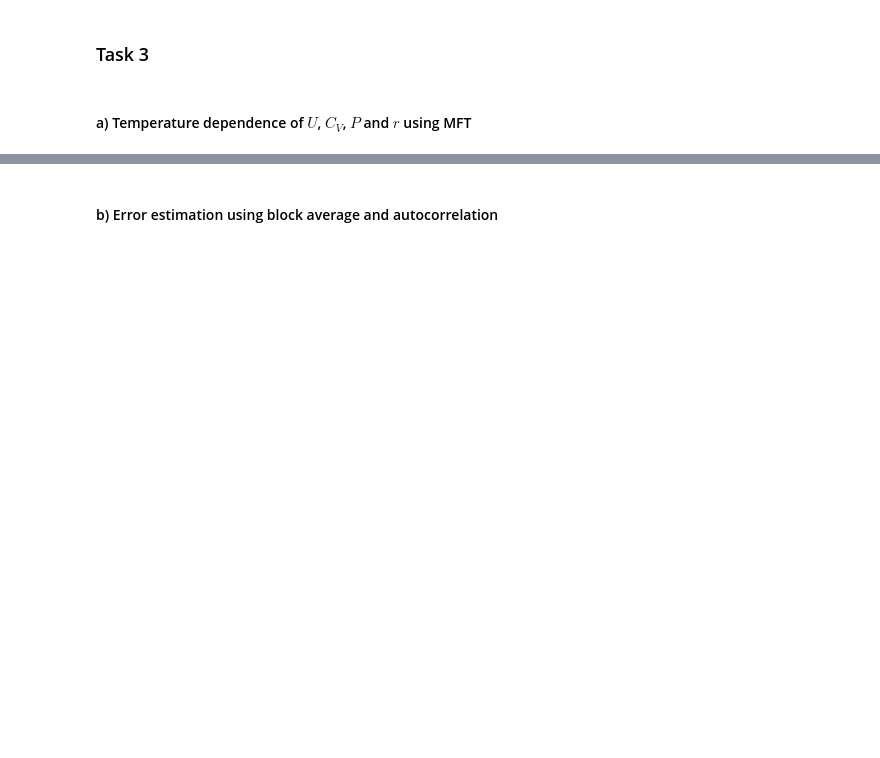
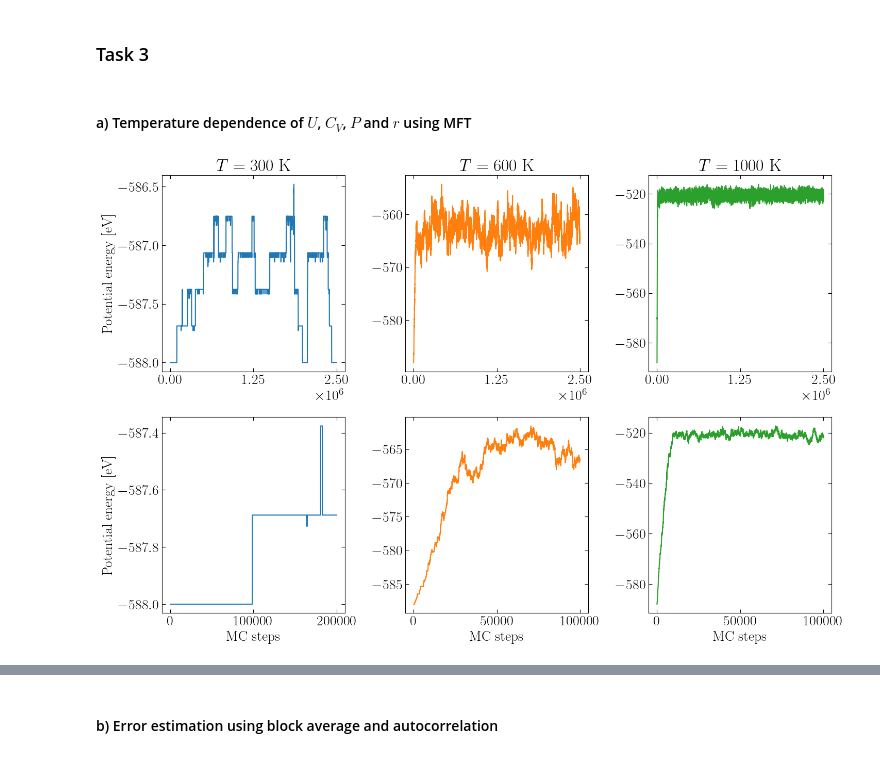
Before and after one commit to stommen/fka122-homeworks, a Jupyter notebook: H2/analyzer.ipynb, the cells around one changed output, grey strips where cells are left out. Saved outputs shown, nothing was run; the diff lists cells and outputs as text; code cells hidden in the pictures; blank space fills up the shorter version.

```diff
--- a/H2/analyzer.ipynb
+++ b/H2/analyzer.ipynb
@@ -8,6 +8,7 @@ import numpy as np
 import matplotlib.pyplot as plt
 import scipy.constants as K
 import pandas as pd
+from IPython.display import display, Markdown
 
 # Latex style
 plt.style.use('default')
@@ -48,6 +49,31 @@ def read_data(task, T, its_eq=0, its=0):
             energy_data = None
 
     return eq_data, eq_facts, atoms_data, energy_data, energy_facts
+
+def plot_burnin(data_eqs, Ts, rows, cols, figsize, save=False, plot_color=None):
+    fig, axs = plt.subplots(rows, cols, figsize=figsize)
+    colors = ['tab:blue', 'tab:orange', 'tab:green', 'tab:blue', 'tab:orange', 'tab:green']
+    if len(Ts) == 1:
+        axs = [axs]
+    for i in range(rows):
+        for j in range(cols):
+            if plot_color:
+                axs[i][j].plot(data_eqs[i*cols+j][:, 1], color=plot_color)
+            else:
+                axs[i][j].plot(data_eqs[i*cols+j][:, 1], color=colors[j])
+            axs[0][j].set_title(f'$T = {Ts[i*cols+j]}$ K')
+            axs[-1][j].set_xlabel('MC steps')
+            axs[i][0].set_ylabel('Potential energy [eV]')
+            axs[0][j].set_xticks([0, 1250000, 2500000])
+            if j == 0:
+                axs[1][j].set_xticks([0, 100000, 200000])
+            else:
+                axs[1][j].set_xticks([0, 50000, 100000])
+
+    plt.tight_layout()
+    if save:
+        plt.savefig('figs/task_3/'+save+'.pdf')
+    plt.show()
 # %% [markdown]
 ### Task 1 - Temperature dependence of $P$, $U$ and $C_V$ using Mean Field Theory
 # %%
@@ -142,6 +149,25 @@ display(df)
 ### Task 3
 # %% [markdown]
 #### a) Temperature dependence of $U$, $C_V$, $P$ and $r$ using MFT
+# %%
+
+# Burn-in Traces
+its_eq = 2500000
+
+data_eq_300_big, _, _, _, _ = read_data(2, 300, its_eq=its_eq)
+data_eq_600_big, _, _, _, _ = read_data(2, 600, its_eq=its_eq)
+data_eq_1000_big, _, _, _, _ = read_data(2, 1000, its_eq=its_eq)
+
+its_eq_300 = 200000
+its_eq = 100000
+
+data_eq_300, _, _, _, _ = read_data(2, 300, its_eq=its_eq_300)
+data_eq_600, _, _, _, _ = read_data(2, 600, its_eq=its_eq)
+data_eq_1000, _, _, _, _ = read_data(2, 1000, its_eq=its_eq)
+
+plot_burnin([data_eq_300_big, data_eq_600_big, data_eq_1000_big, data_eq_300, data_eq_600, data_eq_1000], [300, 600, 1000, 300, 600, 1000], 2, 3, (15, 10), save='burnin')
+# %% [output]
+[figure, added]
 # %%
 
 data_U = np.genfromtxt('data/task_3/U.csv', delimiter=',', dtype=np.float64)
```
Also changed, not shown: parts of 3 cells of this notebook, 12 other files.
